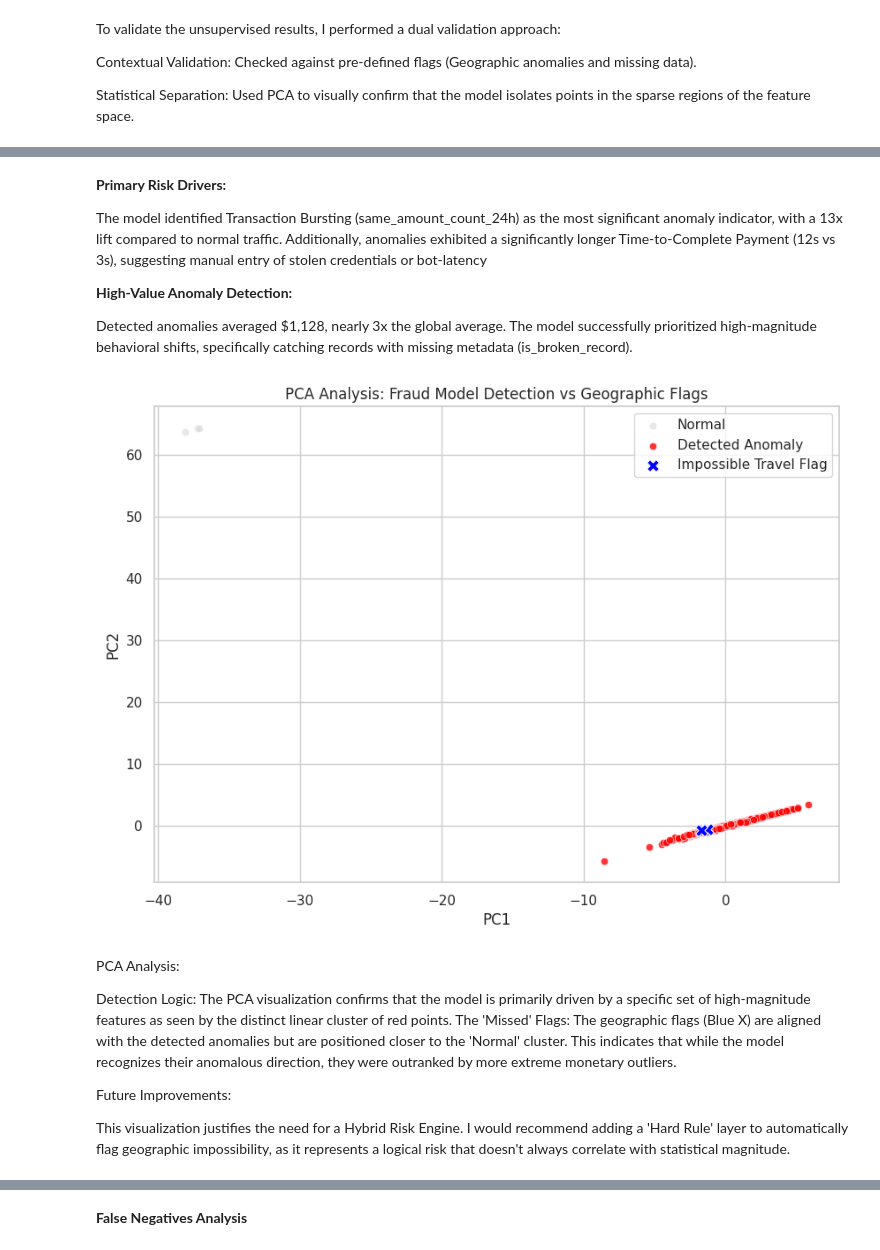
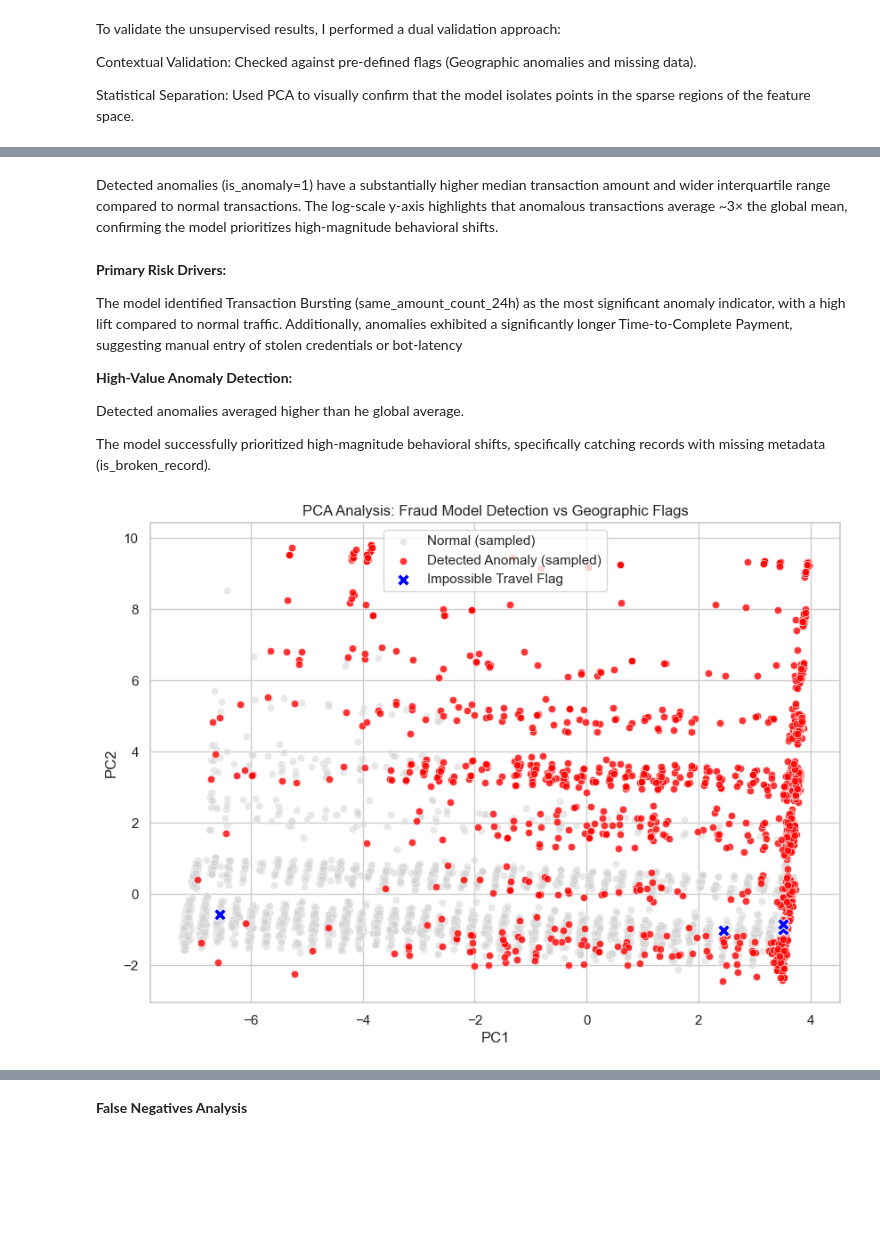
Before and after one commit to yaelmagen/fraud-detection, a Jupyter notebook: Nuvei_fraud.ipynb, the cells around one changed output, grey strips where cells are left out. Drawn from its saved outputs; the diff is of its cells as text; code cells hidden in the pictures; blank space fills up the shorter version.

```diff
--- a/Nuvei_fraud.ipynb
+++ b/Nuvei_fraud.ipynb
@@ -801,9 +832,16 @@ chronological split
 # %%
 raw_data = raw_data.sort_values('payment_timestamp')
 
-train_size = int(len(raw_data) * 0.8)
-train_df = raw_data.iloc[:train_size].copy()
-test_df = raw_data.iloc[train_size:].copy()
-print(f"Train dates: {train_df['payment_timestamp'].min()} to {train_df['payment_timestamp'].max()}")
-print(f"Test dates: {test_df['payment_timestamp'].min()} to {test_df['payment_timestamp'].max()}")
+# Hold out last 100 rows
+holdout_df = raw_data.iloc[-100:].copy()
+remaining = raw_data.iloc[:-100]
+
+# Split remaining at same ratio (65/35)
+train_size = int(len(remaining) * 0.65)
+train_df = remaining.iloc[:train_size].copy()
+test_df = remaining.iloc[train_size:].copy()
+
+print(f"Train: {len(train_df)} rows ({train_df['payment_timestamp'].min()} to {train_df['payment_timestamp'].max()})")
+print(f"Test:  {len(test_df)} rows ({test_df['payment_timestamp'].min()} to {test_df['payment_timestamp'].max()})")
+print(f"Holdout: {len(holdout_df)} rows ({holdout_df['payment_timestamp'].min()} to {holdout_df['payment_timestamp'].max()})")
 # %% [output]
@@ -944,45 +969,48 @@ plt.yscale('log')
+# %% [markdown]
+Detected anomalies (is_anomaly=1) have a substantially higher median transaction amount and wider interquartile range compared to normal transactions. The log-scale y-axis highlights that anomalous transactions average ~3× the global mean, confirming the model prioritizes high-magnitude behavioral shifts.
 # %% [markdown]
 **Primary Risk Drivers:**
 
-The model identified Transaction Bursting (same_amount_count_24h) as the most significant anomaly indicator, with a 13x lift compared to normal traffic. Additionally, anomalies exhibited a significantly longer Time-to-Complete Payment (12s vs 3s), suggesting manual entry of stolen credentials or bot-latency
+The model identified Transaction Bursting (same_amount_count_24h) as the most significant anomaly indicator, with a high lift compared to normal traffic. Additionally, anomalies exhibited a significantly longer Time-to-Complete Payment, suggesting manual entry of stolen credentials or bot-latency
 
 **High-Value Anomaly Detection:**
 
-Detected anomalies averaged $1,128, nearly 3x the global average. The model successfully prioritized high-magnitude behavioral shifts, specifically catching records with missing metadata (is_broken_record).
+Detected anomalies averaged higher than he global average.
+
+The model successfully prioritized high-magnitude behavioral shifts, specifically catching records with missing metadata (is_broken_record).
 # %%
 from sklearn.decomposition import PCA
 from sklearn.preprocessing import StandardScaler
-import matplotlib.pyplot as plt
-import seaborn as sns
 
-X_proc = pipeline.named_steps['preprocessor'].transform(test_df)
+X_train_proc = pipeline.named_steps['preprocessor'].transform(train_df)
+X_test_proc = pipeline.named_steps['preprocessor'].transform(test_df)
 
 scaler = StandardScaler()
-X_scaled = scaler.fit_transform(X_proc)
+scaler.fit(X_train_proc)
+scaler.scale_ = np.where(scaler.scale_ == 0, 1, scaler.scale_)
+X_scaled = scaler.transform(X_test_proc)
+X_scaled = np.nan_to_num(X_scaled, nan=0.0, posinf=0.0, neginf=0.0)
+X_scaled = np.clip(X_scaled, -10, 10)
 
 pca = PCA(n_components=2)
 pca_results = pca.fit_transform(X_scaled)
 
 pca_df = pd.DataFrame(pca_results, columns=['PC1', 'PC2'])
 pca_df['is_anomaly'] = test_df['is_anomaly'].values
 pca_df['is_impossible_travel'] = test_df['is_impossible_travel'].values
 
+# Sample all categories for cleaner visualization
+normal = pca_df[pca_df['is_anomaly'] == 0].sample(n=min(5000, len(pca_df[pca_df['is_anomaly'] == 0])), random_state=42)
+anomalies = pca_df[pca_df['is_anomaly'] == 1].sample(n=min(5000, len(pca_df[pca_df['is_anomaly'] == 1])), random_state=42)
+flags = pca_df[pca_df['is_impossible_travel'] == 1]
+
 plt.figure(figsize=(10, 7))
-sns.scatterplot(data=pca_df[pca_df['is_anomaly'] == 0], x='PC1', y='PC2', color='lightgrey', alpha=0.5, label='Normal')
-sns.scatterplot(data=pca_df[pca_df['is_anomaly'] == 1], x='PC1', y='PC2', color='red', alpha=0.8, label='Detected Anomaly')
-sns.scatterplot(data=pca_df[pca_df['is_impossible_travel'] == 1], x='PC1', y='PC2', color='blue', marker='X', s=100, label='Impossible Travel Flag')
+sns.scatterplot(data=normal, x='PC1', y='PC2', color='lightgrey', alpha=0.5, label='Normal (sampled)')
+sns.scatterplot(data=anomalies, x='PC1', y='PC2', color='red', alpha=0.8, label='Detected Anomaly (sampled)')
+sns.scatterplot(data=flags, x='PC1', y='PC2', color='blue', marker='X', s=100, label='Impossible Travel Flag')
 
 plt.title('PCA Analysis: Fraud Model Detection vs Geographic Flags')
 plt.legend()
 plt.show()
 # %% [output]
-[figure, old version]
+[figure, new version]
-# %% [markdown]
-PCA Analysis:
-
-Detection Logic: The PCA visualization confirms that the model is primarily driven by a specific set of high-magnitude features as seen by the distinct linear cluster of red points.
-The 'Missed' Flags: The geographic flags (Blue X) are aligned with the detected anomalies but are positioned closer to the 'Normal' cluster. This indicates that while the model recognizes their anomalous direction, they were outranked by more extreme monetary outliers.
-
-Future Improvements:
-
-This visualization justifies the need for a Hybrid Risk Engine. I would recommend adding a 'Hard Rule' layer to automatically flag geographic impossibility, as it represents a logical risk that doesn't always correlate with statistical magnitude.
```
Also changed, not shown: parts of 91 cells of this notebook.
